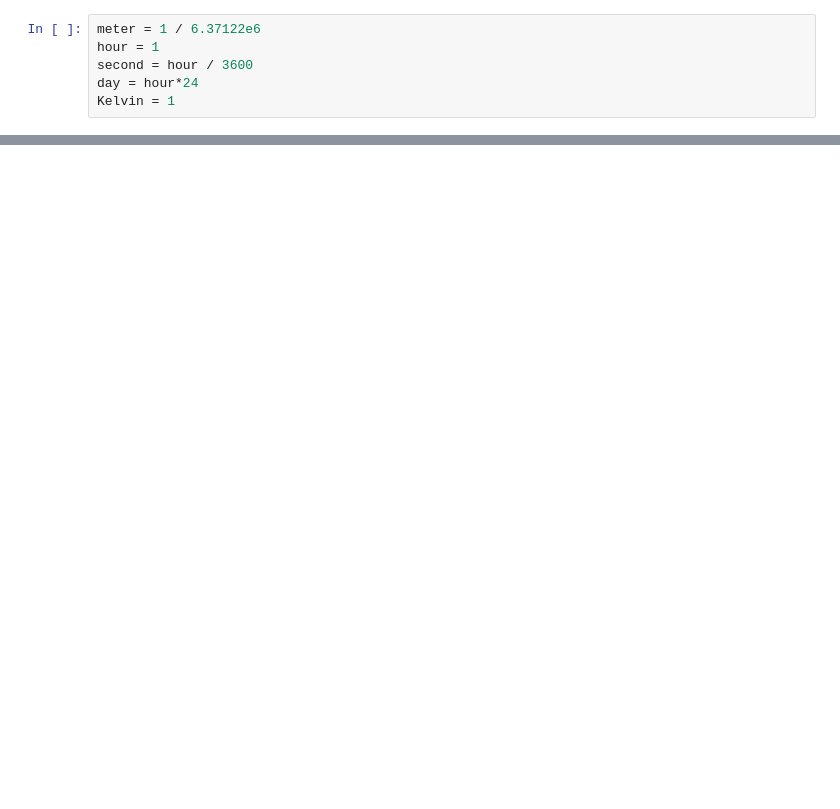
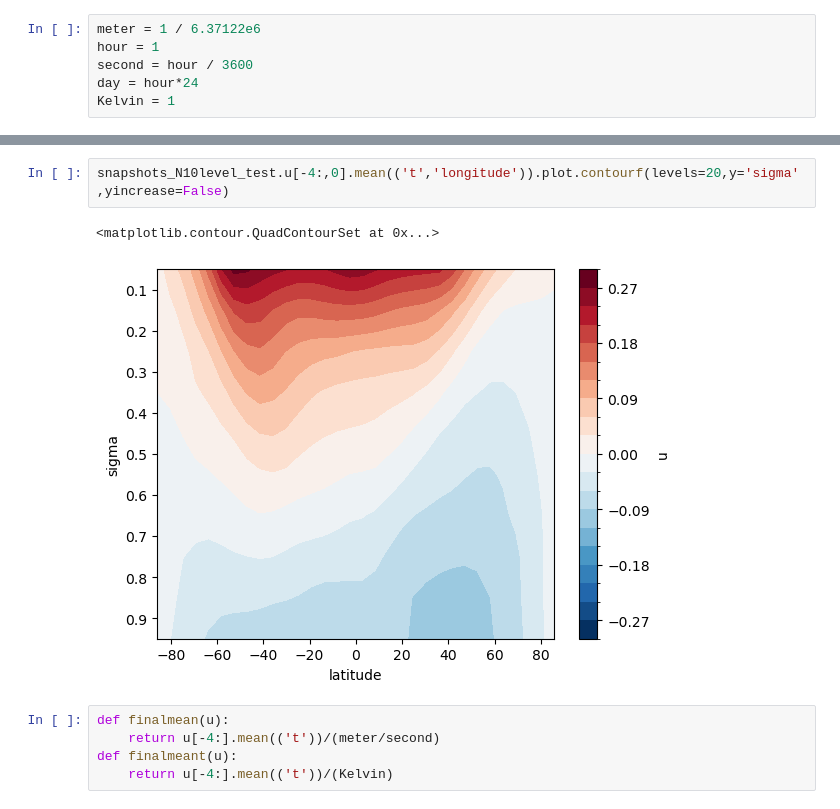
Before and after one commit to qnicolas/superrotation, a Jupyter notebook: nLevel.ipynb, the cells around one changed output, grey strips where cells are left out. Drawn from its saved outputs; the diff is of its cells as text; blank space fills up the shorter version.

```diff
--- a/nLevel.ipynb
+++ b/nLevel.ipynb
@@ -71,0 +44,10 @@ snapshots_2level_test.theta1[0].plot()
+# %%
+snapshots_N10level_test.u[-4:,0].mean(('t','longitude')).plot.contourf(levels=20,y='sigma',yincrease=False)
+# %% [output]
+<matplotlib.contour.QuadContourSet at 0x...>
+[figure, added]
+# %%
+def finalmean(u):
+    return u[-4:].mean(('t'))/(meter/second)
+def finalmeant(u):
+    return u[-4:].mean(('t'))/(Kelvin)
```
Also changed, not shown: parts of 15 cells of this notebook, 18 other files.
